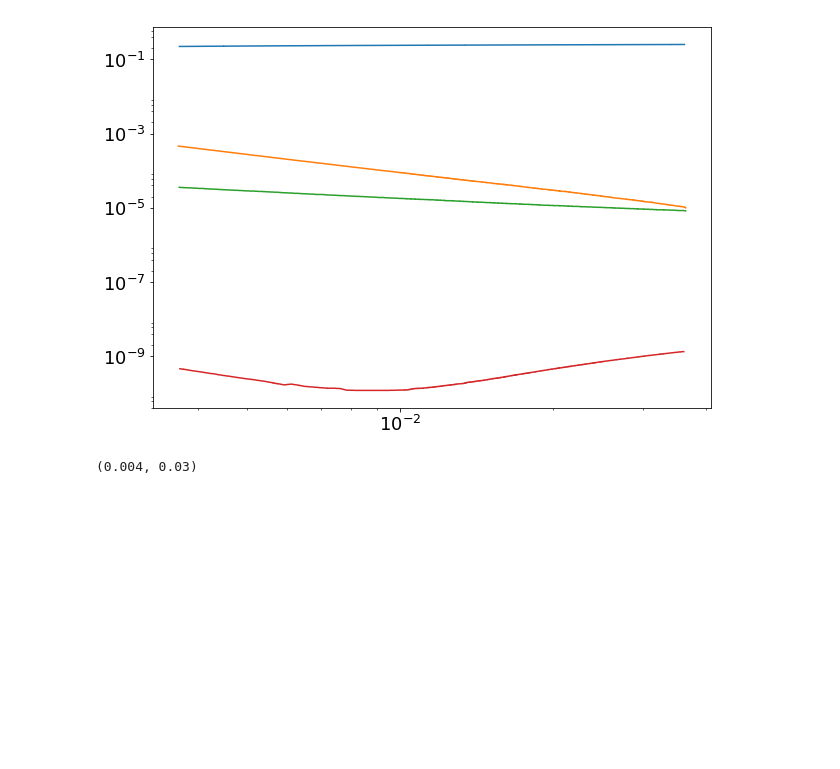
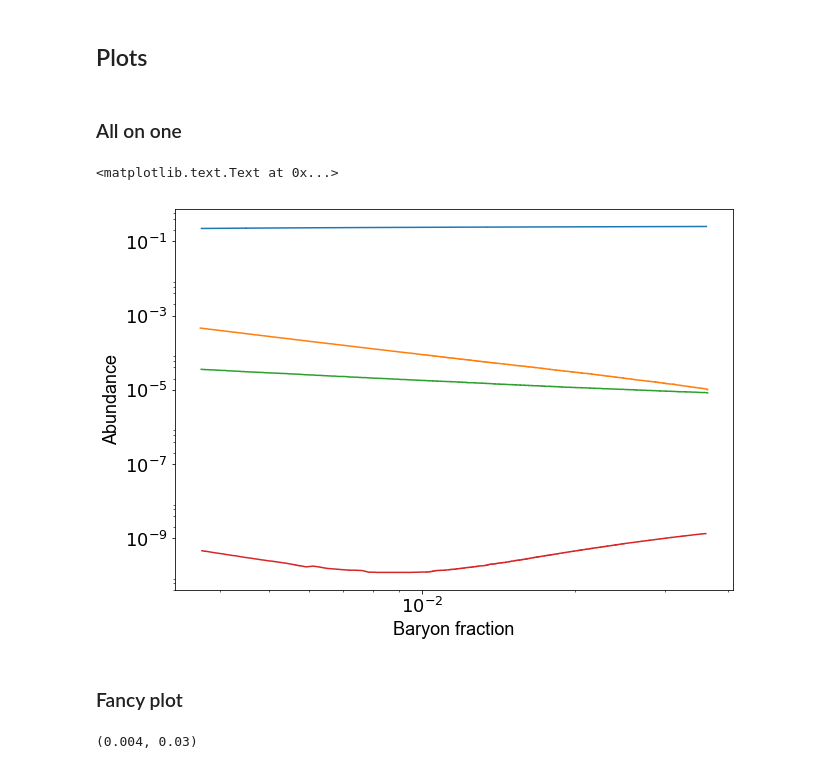
Before and after one commit to ErikHogenbirk/DMPlots, a Jupyter notebook: Abundances.ipynb, the cells around one changed output. Drawn from its saved outputs; the diff is of its cells as text; code cells hidden in the pictures; blank space fills up the shorter version.

```diff
--- a/Abundances.ipynb
+++ b/Abundances.ipynb
@@ -24,15 +32,23 @@ ab['he3_c'] = 1.1e-5
 ab['he3_c_d'] = 0.2e-5
 ab['he4_c'] = 0.2449
 ab['he4_c_d'] = 0.004
+# %% [markdown]
+## Plots
+# %% [markdown]
+### All on one
 # %%
 for el in elems:
     plt.plot(ab['x_' + el], ab[el])
 plt.xscale('log')
 plt.yscale('log')
-
+plt.xlabel('Baryon fraction')
+plt.ylabel('Abundance')
 # plt.ylim(1e-10, 1)
 # %% [output]
+<matplotlib.text.Text at 0x...>
-[figure, old version]
+[figure, new version]
+# %% [markdown]
+### Fancy plot
 # %%
 f, (ax1, ax2, ax3) = plt.subplots(3, 1, sharex=True)
 axs = [ax1, ax2, ax3]
```
Also changed, not shown: parts of 9 cells of this notebook, 12 other files.
